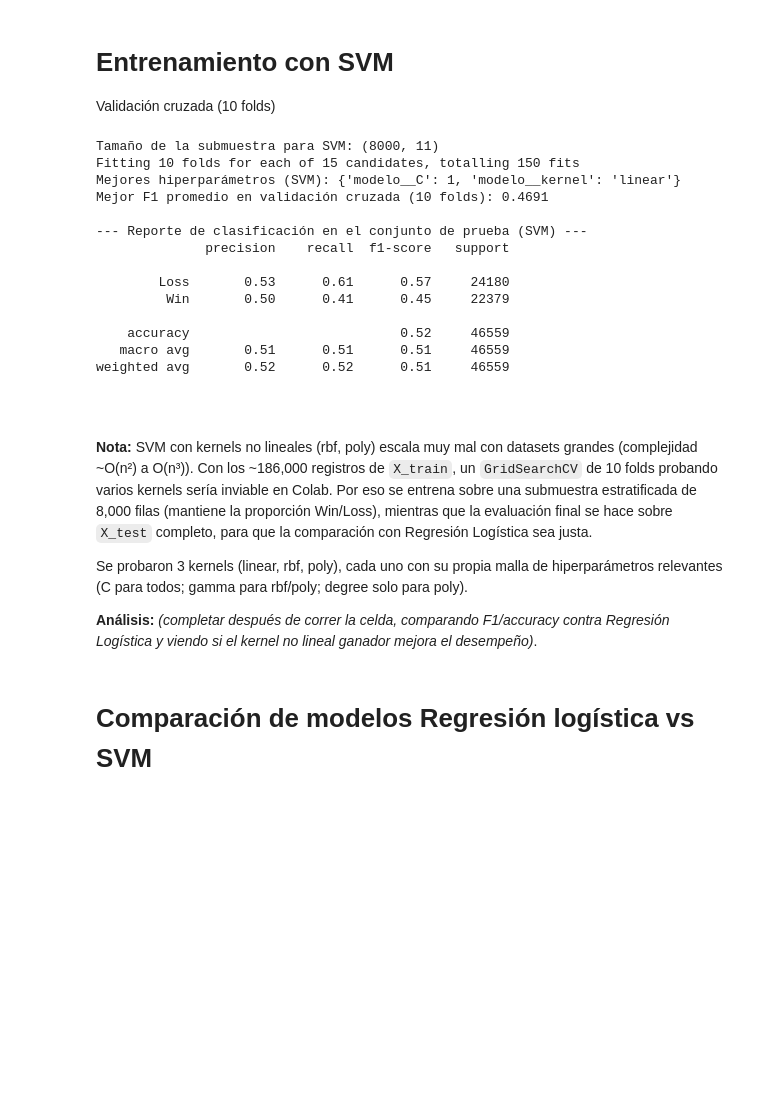
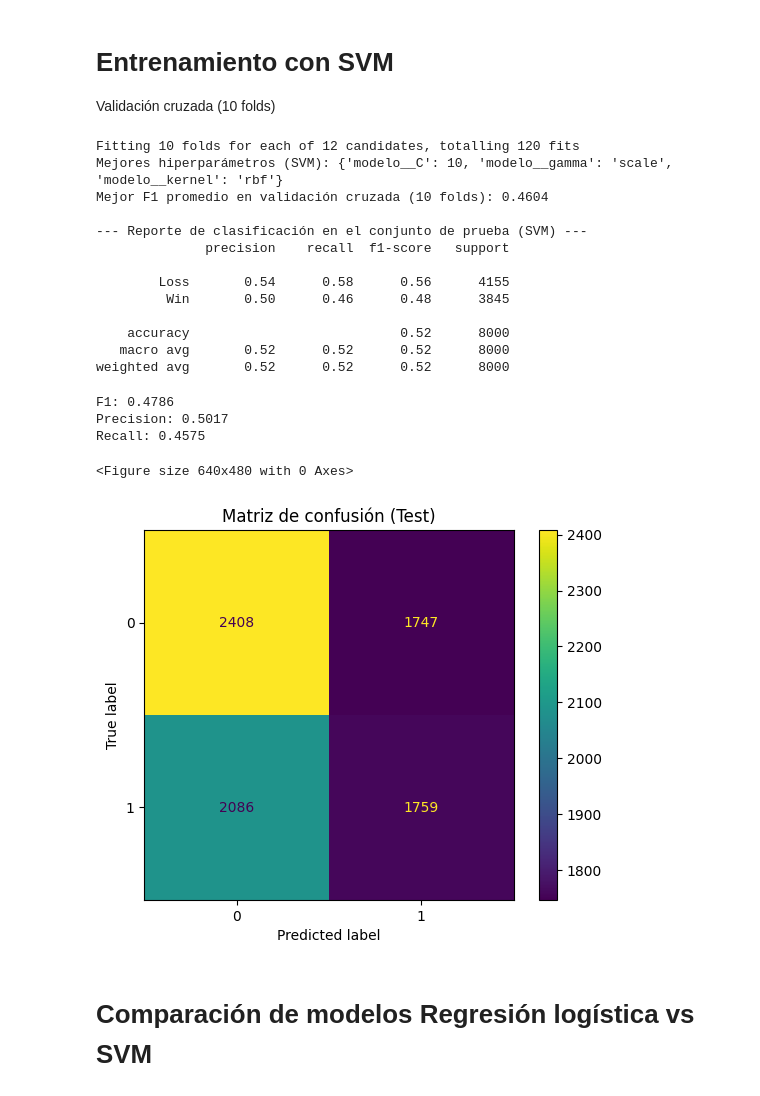
Before and after one commit to jfpa11100/E-Sports-ML, a Jupyter notebook: notebook.ipynb, the cells around one changed output. Drawn from its saved outputs; the diff is of its cells as text; code cells hidden in the pictures; blank space fills up the shorter version.

```diff
--- a/notebook.ipynb
+++ b/notebook.ipynb
@@ -447,37 +468,26 @@ mejor la relación entre las variables y el resultado.
 Validación cruzada (10 folds)
 # %%
 from sklearn.pipeline import Pipeline
-from sklearn.compose import ColumnTransformer
-from sklearn.preprocessing import StandardScaler, OneHotEncoder
 from sklearn.svm import SVC
 from sklearn.model_selection import GridSearchCV, StratifiedKFold, train_test_split
 from sklearn.metrics import classification_report
 
-X_train_svm, _, y_train_svm, _ = train_test_split(
-    X_train, y_train, train_size=8000, stratify=y_train, random_state=42
-)
-print("Tamaño de la submuestra para SVM:", X_train_svm.shape)
-
-preprocesador_svm = ColumnTransformer(transformers=[
-    ('num', StandardScaler(), num_cols),
-    ('cat', OneHotEncoder(handle_unknown='ignore'), cat_col_ohe)
-], remainder='passthrough')
 
 pipeline_svm = Pipeline(steps=[
-    ('preprocesamiento', preprocesador_svm),
-    ('modelo', SVC(random_state=42))
+    ("preprocess", preprocesador),
+    ("modelo", SVC(random_state=42))
 ])
 
 param_grid_svm = [
     {'modelo__kernel': ['linear'], 'modelo__C': [0.1, 1, 10]},
     {'modelo__kernel': ['rbf'], 'modelo__C': [0.1, 1, 10], 'modelo__gamma': ['scale', 'auto']},
-    {'modelo__kernel': ['poly'], 'modelo__C': [0.1, 1, 10], 'modelo__degree': [2, 3], 'modelo__gamma': ['scale']}
+    {'modelo__kernel': ['poly'], 'modelo__C': [0.1, 1, 10], 'modelo__gamma': ['scale']}
 ]
 
-cv_10 = StratifiedKFold(n_splits=10, shuffle=True, random_state=42)
+cv = StratifiedKFold(n_splits=10, shuffle=False)
 
-grid_svm = GridSearchCV(pipeline_svm, param_grid_svm, cv=cv_10, scoring='f1', n_jobs=-1, verbose=1)
-grid_svm.fit(X_train_svm, y_train_svm)
+grid_svm = GridSearchCV(pipeline_svm, param_grid_svm, cv=cv, scoring='f1', n_jobs=-1, verbose=1)
+grid_svm.fit(X_train, y_train)
 
 print("Mejores hiperparámetros (SVM):", grid_svm.best_params_)
 print("Mejor F1 promedio en validación cruzada (10 folds):", round(grid_svm.best_score_, 4))
@@ -486,34 +496,41 @@ y_pred_svm = grid_svm.predict(X_test)
 print("\n--- Reporte de clasificación en el conjunto de prueba (SVM) ---")
 print(classification_report(y_test, y_pred_svm, target_names=['Loss', 'Win']))
 # %% [output]
-Tamaño de la submuestra para SVM: (8000, 11)
-Fitting 10 folds for each of 15 candidates, totalling 150 fits
-Mejores hiperparámetros (SVM): {'modelo__C': 1, 'modelo__kernel': 'linear'}
-Mejor F1 promedio en validación cruzada (10 folds): 0.4691
+Fitting 10 folds for each of 12 candidates, totalling 120 fits
+Mejores hiperparámetros (SVM): {'modelo__C': 10, 'modelo__gamma': 'scale', 'modelo__kernel': 'rbf'}
+Mejor F1 promedio en validación cruzada (10 folds): 0.4604
 
 --- Reporte de clasificación en el conjunto de prueba (SVM) ---
               precision    recall  f1-score   support
 
-        Loss       0.53      0.61      0.57     24180
-         Win       0.50      0.41      0.45     22379
+        Loss       0.54      0.58      0.56      4155
+         Win       0.50      0.46      0.48      3845
 
-    accuracy                           0.52     46559
-   macro avg       0.51      0.51      0.51     46559
-weighted avg       0.52      0.52      0.51     46559
+    accuracy                           0.52      8000
+   macro avg       0.52      0.52      0.52      8000
+weighted avg       0.52      0.52      0.52      8000
-# %% [markdown]
-#
-# %% [markdown]
-**Nota:** SVM con kernels no lineales (rbf, poly) escala muy mal con datasets grandes
-(complejidad ~O(n²) a O(n³)). Con los ~186,000 registros de `X_train`, un
-`GridSearchCV` de 10 folds probando varios kernels sería inviable en Colab. Por eso se
-entrena sobre una submuestra estratificada de 8,000 filas (mantiene la proporción
-Win/Loss), mientras que la evaluación final se hace sobre `X_test` completo, para que
-la comparación con Regresión Logística sea justa.
-
-Se probaron 3 kernels (linear, rbf, poly), cada uno con su propia malla de
-hiperparámetros relevantes (C para todos; gamma para rbf/poly; degree solo para poly).
-
-**Análisis:** *(completar después de correr la celda, comparando F1/accuracy contra
-Regresión Logística y viendo si el kernel no lineal ganador mejora el desempeño)*.
+# %%
+from sklearn.metrics import confusion_matrix, ConfusionMatrixDisplay
+
+f1 = f1_score(y_test, y_pred_svm)
+precision = precision_score(y_test, y_pred_svm)
+recall = recall_score(y_test, y_pred_svm)
+
+print(f"F1: {f1:.4f}")
+print(f"Precision: {precision:.4f}")
+print(f"Recall: {recall:.4f}")
+
+cm = confusion_matrix(y_test, y_pred_svm)
+disp = ConfusionMatrixDisplay(confusion_matrix=cm)
+plt.figure()
+disp.plot(values_format="d")
+plt.title("Matriz de confusión (Test)")
+plt.show()
+# %% [output]
+F1: 0.4786
+Precision: 0.5017
+Recall: 0.4575
+<Figure size 640x480 with 0 Axes>
+[figure, added]
 # %% [markdown]
 # Comparación de modelos Regresión logística vs SVM
```
Also changed, not shown: parts of 25 cells of this notebook.
